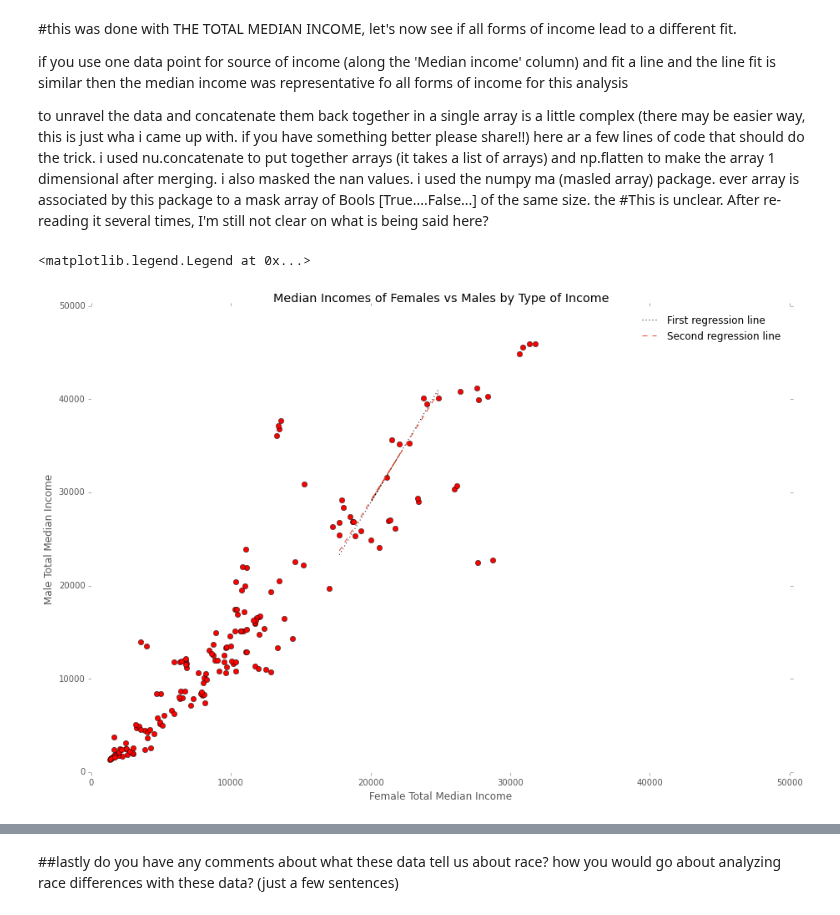
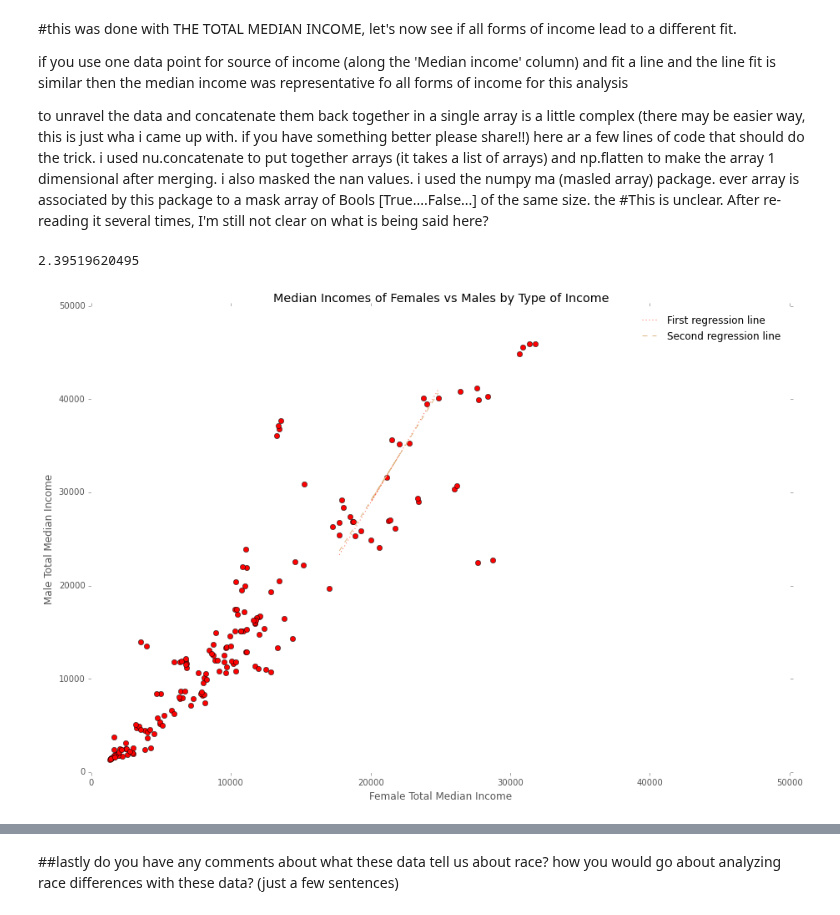
Before and after one commit to jjhall77/PUI2015_jjhall, a Jupyter notebook: HW5/income_by_gender-instructions.ipynb, the cells around one changed output, grey strips where cells are left out. Drawn from its saved outputs; the diff is of its cells as text; code cells hidden in the pictures.

```diff
--- a/HW5/income_by_gender-instructions.ipynb
+++ b/HW5/income_by_gender-instructions.ipynb
@@ -288,33 +290,35 @@ for race in allfemales:
 all_females_array = np.array(all_females)
 all_males_array = np.array(all_males)
 
 #print arrayFemalePoint
 #print arrayMalePoint
 
 coefficients = np.polyfit(all_females_array,all_males_array,1)
 polynomial = np.poly1d(coefficients)
 newY = polynomial(all_females_array)
 
 fig = pl.figure(figsize=(15,10))
 ax1 = fig.add_subplot(111)
 ax1.set_ylabel('Male Total Median Income')
 ax1.set_xlabel('Female Total Median Income')
 ax1.set_title('Median Incomes of Females vs Males by Type of Income')
 ax1.set_ylim([0,50000])
 ax1.set_xlim([0,50000])
 
 ax1.plot(total_females, total_males, 'ro')
 
 
 ax1.plot(all_females_array,newY, ":",linewidth=1,color='tomato',label='First regression line')
 
 coefficients2 = [beta1,beta0]
 polynomial2 = np.poly1d(coefficients2)
 anotherY = polynomial2(all_females_array)
 
-ax1.plot(all_females_array,anotherY,"--", color = ' 'label='Second regression line')
+ax1.plot(all_females_array,anotherY,"--", color = 'burlywood', label='Second regression line')
 
 ax1.legend()
+
+print beta1
 # %% [output]
-<matplotlib.legend.Legend at 0x...>
+2.39519620495
-[figure, old version]
+[figure, new version]
```
Also changed, not shown: parts of 9 cells of this notebook.
